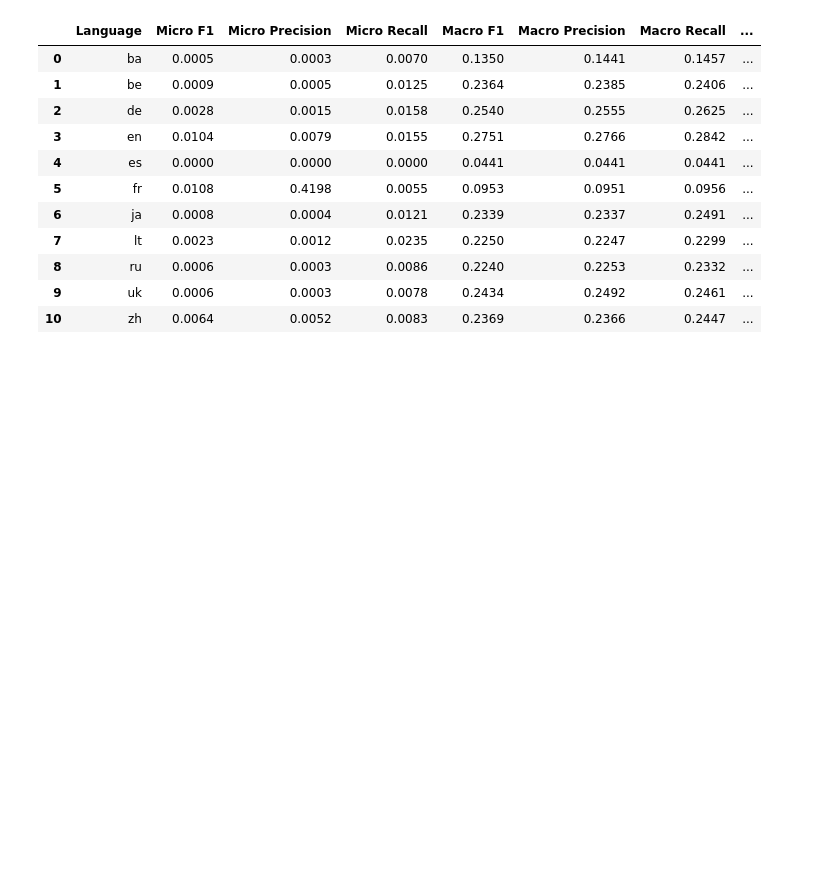
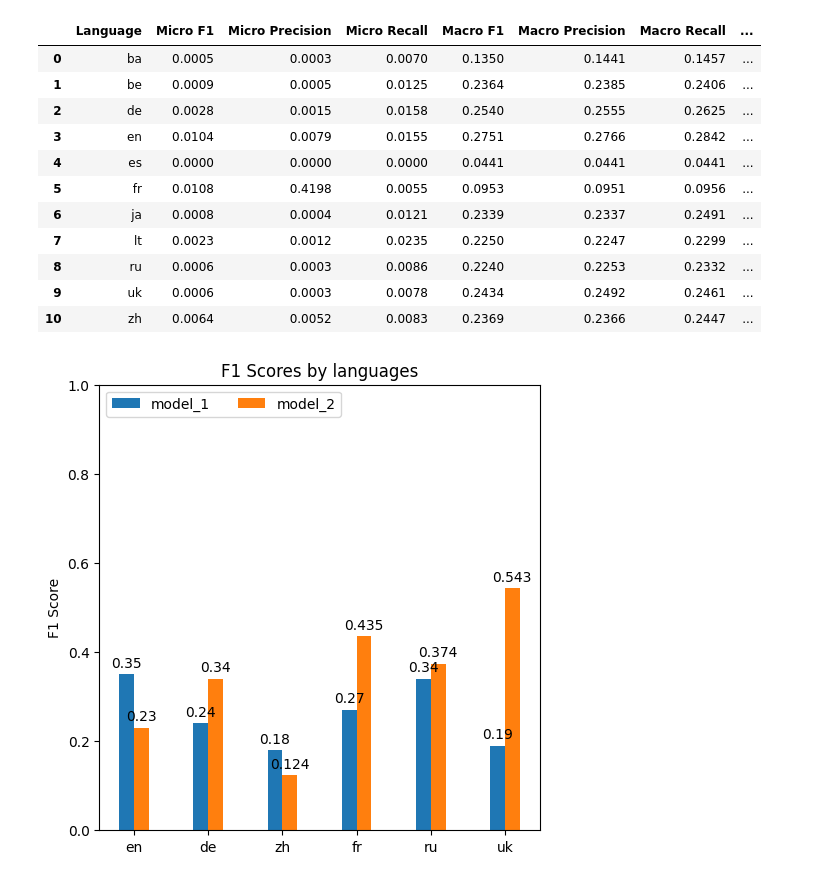
Before and after one commit to dice-group/MST5, a Jupyter notebook: notebooks/eval_results.ipynb, the cells around one changed output. Saved outputs shown, nothing was run; the diff lists cells and outputs as text; code cells hidden in the pictures; blank space fills up the shorter version.

Commit message:
add new plot function

```diff
--- a/notebooks/eval_results.ipynb
+++ b/notebooks/eval_results.ipynb
@@ -847,3 +847,35 @@ exp6_all_ling
 | 8 | ru | 0.0006 | 0.0003 | 0.0086 | 0.2240 | 0.2253 | 0.2332 | ... |
 | 9 | uk | 0.0006 | 0.0003 | 0.0078 | 0.2434 | 0.2492 | 0.2461 | ... |
 | 10 | zh | 0.0064 | 0.0052 | 0.0083 | 0.2369 | 0.2366 | 0.2447 | ... |
+# %%
+def plot_macro_f1(languages: set, f1_scores: dict, x_distance=1, figsize=(5, 5)):
+    x = np.arange(len(languages)) * x_distance  # the label locations
+    width = 0.2  # the width of the bars
+    multiplier = 0
+
+    fig, ax = plt.subplots(layout='constrained', figsize=figsize)
+
+
+    for attribute, measurement in f1_scores.items():
+        offset = width * multiplier
+        rects = ax.bar(x + offset, measurement, width, label=attribute)
+        ax.bar_label(rects, padding=3)
+        multiplier += 1
+
+    # Add some text for labels, title and custom x-axis tick labels, etc.
+    ax.set_ylabel('F1 Score')
+    ax.set_title('F1 Scores by languages')
+    ax.set_xticks(x + width*(len(f1_scores)-1)/2, languages)
+    ax.legend(loc='upper left', ncols=3)
+    ax.set_ylim(0, 1)
+    plt.show()
+
+languages = ('en', 'de', 'zh', 'fr', 'ru', 'uk')
+f1_scores = {
+    "model_1": (0.35, 0.24, 0.18, 0.27, 0.34, 0.19),
+    "model_2": (0.23, 0.34, 0.124, 0.435, 0.374, 0.543),
+}
+
+plot_macro_f1(languages, f1_scores)
+# %% [output]
+[figure, added]
```
